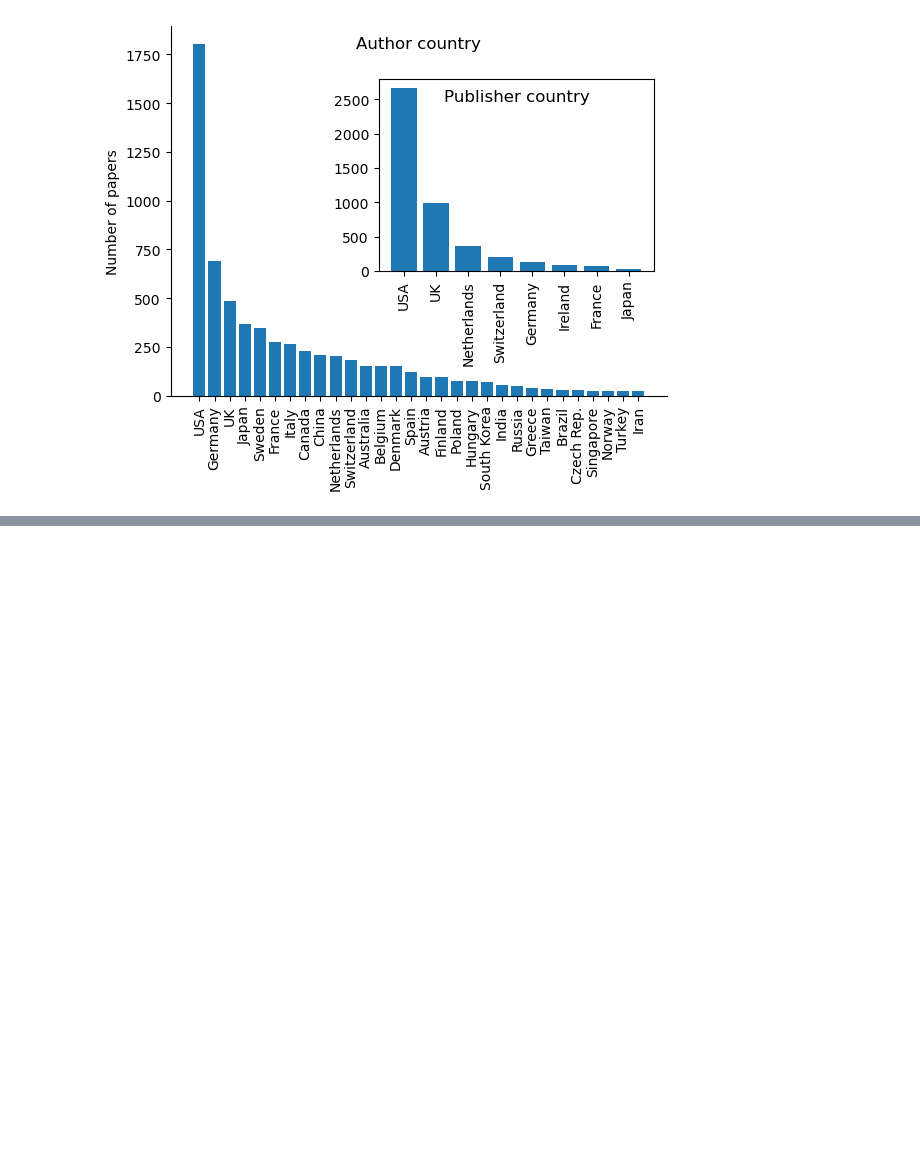
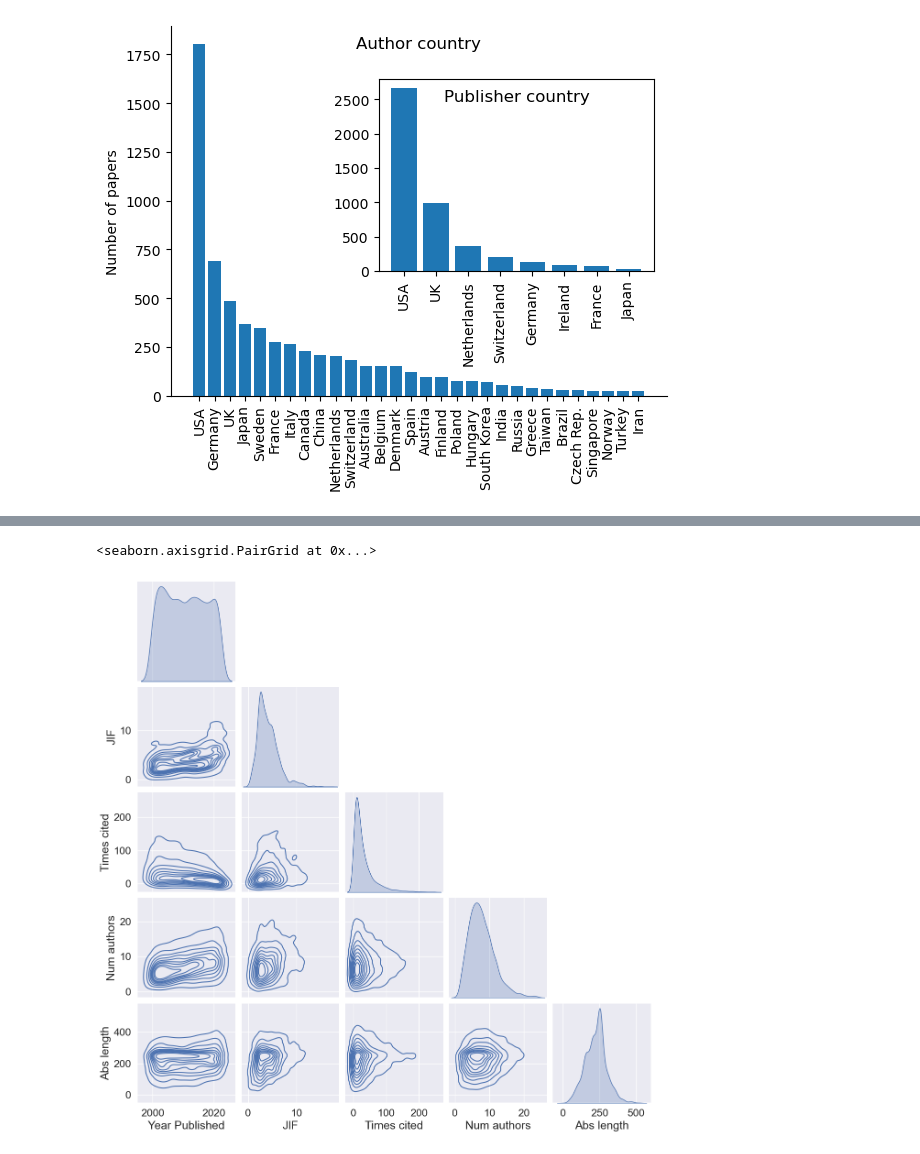
Before and after one commit to ArtemChemist/w266_project, a Jupyter notebook: EDA.ipynb, the cells around one changed output, grey strips where cells are left out. Saved outputs shown, nothing was run; the diff lists cells and outputs as text; code cells hidden in the pictures; blank space fills up the shorter version.

```diff
--- a/EDA.ipynb
+++ b/EDA.ipynb
@@ -182,0 +202,18 @@ fig.savefig(fig_path, dpi=100)
+# %%
+df_clean = df[['Year Published', 'JIF', 'Cited Reference Count', 'Times cited', 'Page Count', 'num_auth', 'num_words', 'Pub_country']]
+df_clean.columns = ['Year Published', 'JIF', 'Num references', 'Times cited', 'Page Count', 'Num authors', 'Abs length', 'Pub_country']
+df_clean = df_clean[df_clean['Num references']<110]
+df_clean = df_clean[df_clean['JIF']<30]
+df_clean = df_clean[df_clean['Abs length']<550]
+df_clean = df_clean[df_clean['Num authors']<25]
+df_clean = df_clean[df_clean['Times cited']<250]
+sns.set(font_scale=1.5)
+pairplot = sns.pairplot(df_clean[['Year Published', 'JIF', 'Times cited', 'Num authors', 'Abs length']], corner=True, kind="kde")
+
+fig = pairplot.figure
+fig_path = os.path.join('.', 'report_latex', 'Images', 'Pairplot.png')
+fig.savefig(fig_path, dpi=100)
+pairplot
+# %% [output]
+<seaborn.axisgrid.PairGrid at 0x...>
+[figure, added]
```
Also changed, not shown: parts of 4 cells of this notebook, 1 other file.
